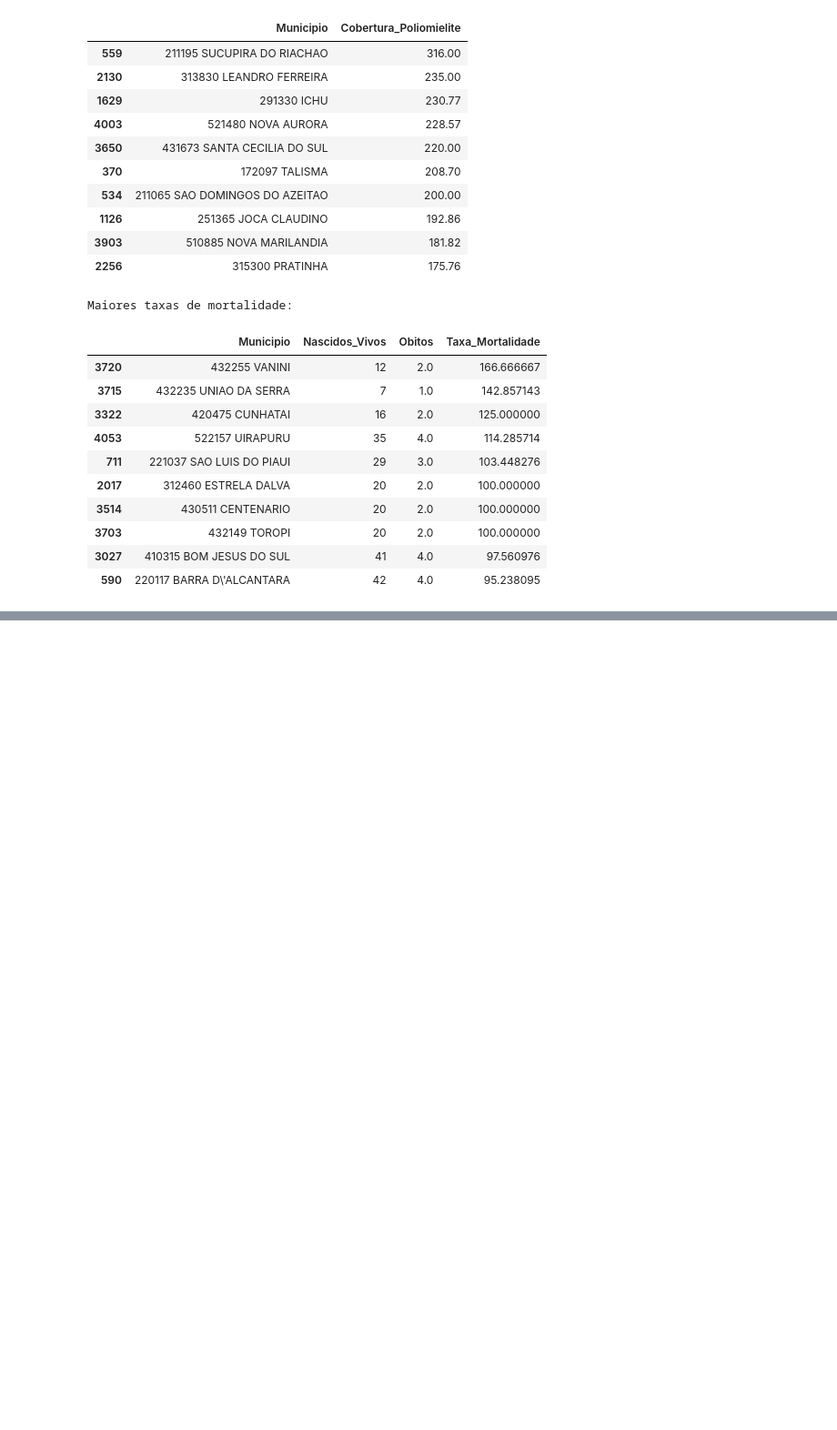
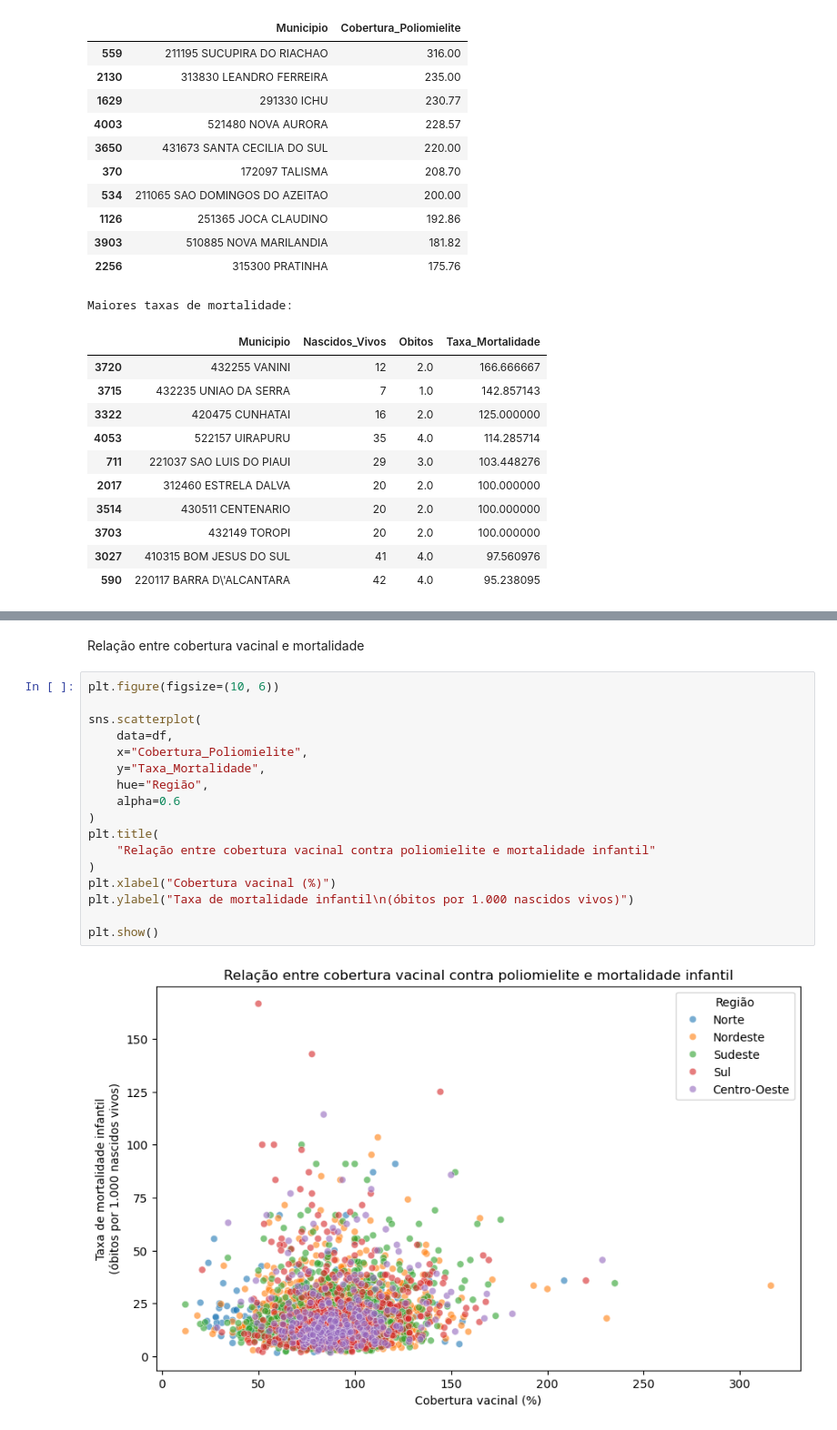
Before and after one commit to deltageneral186/Projeto-Final-de-Ciencia-de-Dados, a Jupyter notebook: datasets/Projeto Final de Ciência de Dados.ipynb, the cells around one changed output, grey strips where cells are left out. Shown at 91% size. Saved outputs shown, nothing was run; the diff lists cells and outputs as text; blank space fills up the shorter version.

```diff
--- a/datasets/Projeto Final de Ciência de Dados.ipynb
+++ b/datasets/Projeto Final de Ciência de Dados.ipynb
@@ -480,0 +608,21 @@ print([hex(ord(c)) for c in col])
+# %% [markdown]
+Relação entre cobertura vacinal e mortalidade
+# %%
+plt.figure(figsize=(10, 6))
+
+sns.scatterplot(
+    data=df,
+    x="Cobertura_Poliomielite",
+    y="Taxa_Mortalidade",
+    hue="Região",
+    alpha=0.6
+)
+plt.title(
+    "Relação entre cobertura vacinal contra poliomielite e mortalidade infantil"
+)
+plt.xlabel("Cobertura vacinal (%)")
+plt.ylabel("Taxa de mortalidade infantil\n(óbitos por 1.000 nascidos vivos)")
+
+plt.show()
+# %% [output]
+[figure, added]
```
Also changed, not shown: parts of 22 cells of this notebook.
